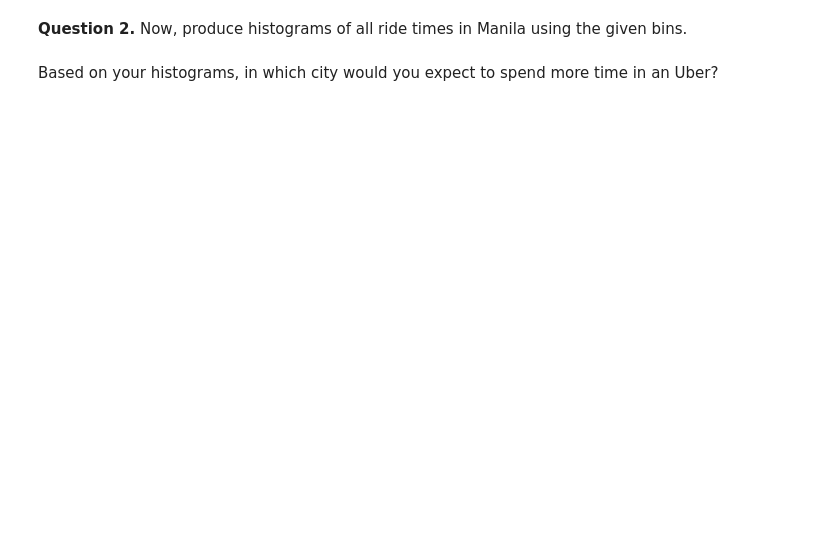
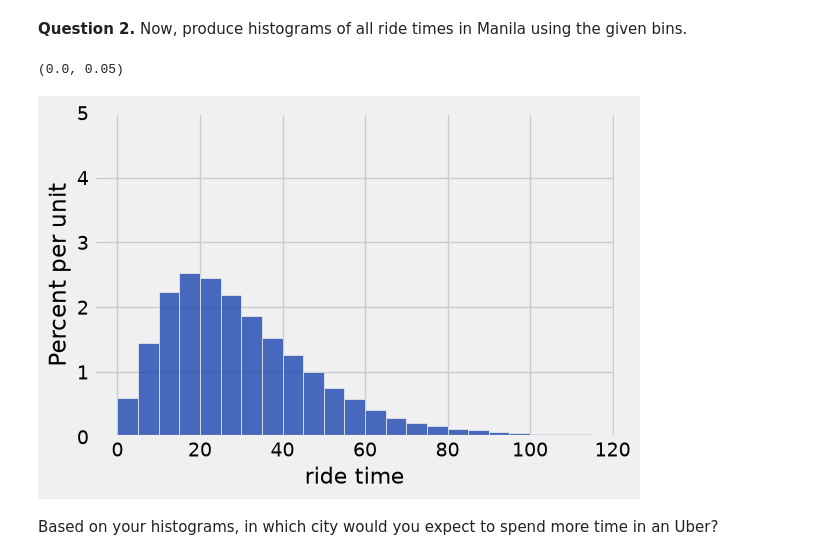
Before and after one commit to UOdsci/dsci101_distribution, a Jupyter notebook: homework/hw03/hw03.ipynb, the cells around one changed output. Drawn from its saved outputs; the diff is of its cells as text; code cells hidden in the pictures; blank space fills up the shorter version.

```diff
--- a/homework/hw03/hw03.ipynb
+++ b/homework/hw03/hw03.ipynb
@@ -422,10 +546,13 @@ manual: true
 -->
 <!-- EXPORT TO PDF -->
 # %%
-...
+manila.hist("ride time", bins=equal_bins)
 
 # Don't delete the following line!
 plots.ylim(0, 0.05)
+# %% [output]
+(0.0, 0.05)
+[figure, added]
 # %% [markdown]
 Based on your histograms, in which city would you expect to spend more time in an Uber?
 # %%
```
Also changed, not shown: parts of 53 cells of this notebook, 5 other files.
